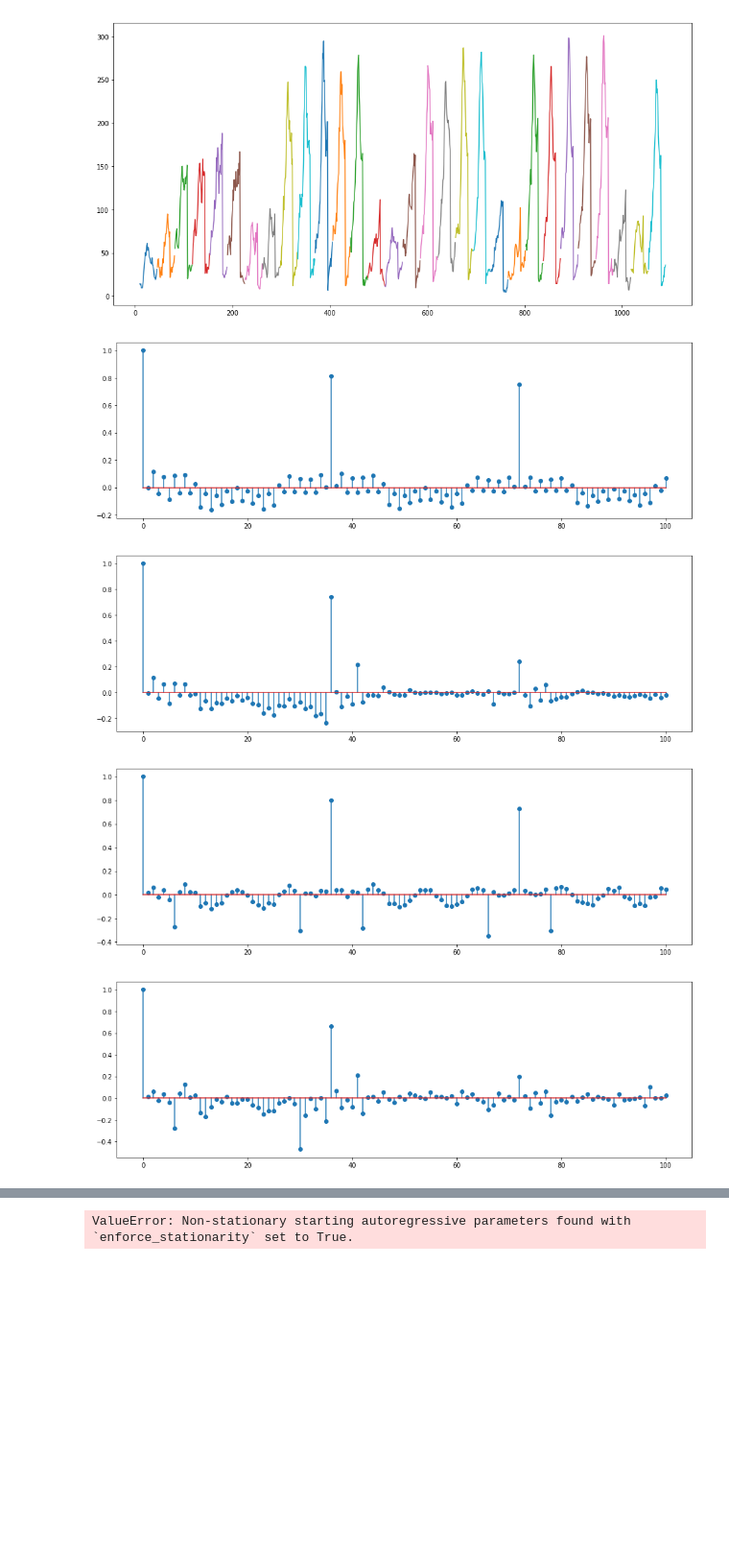
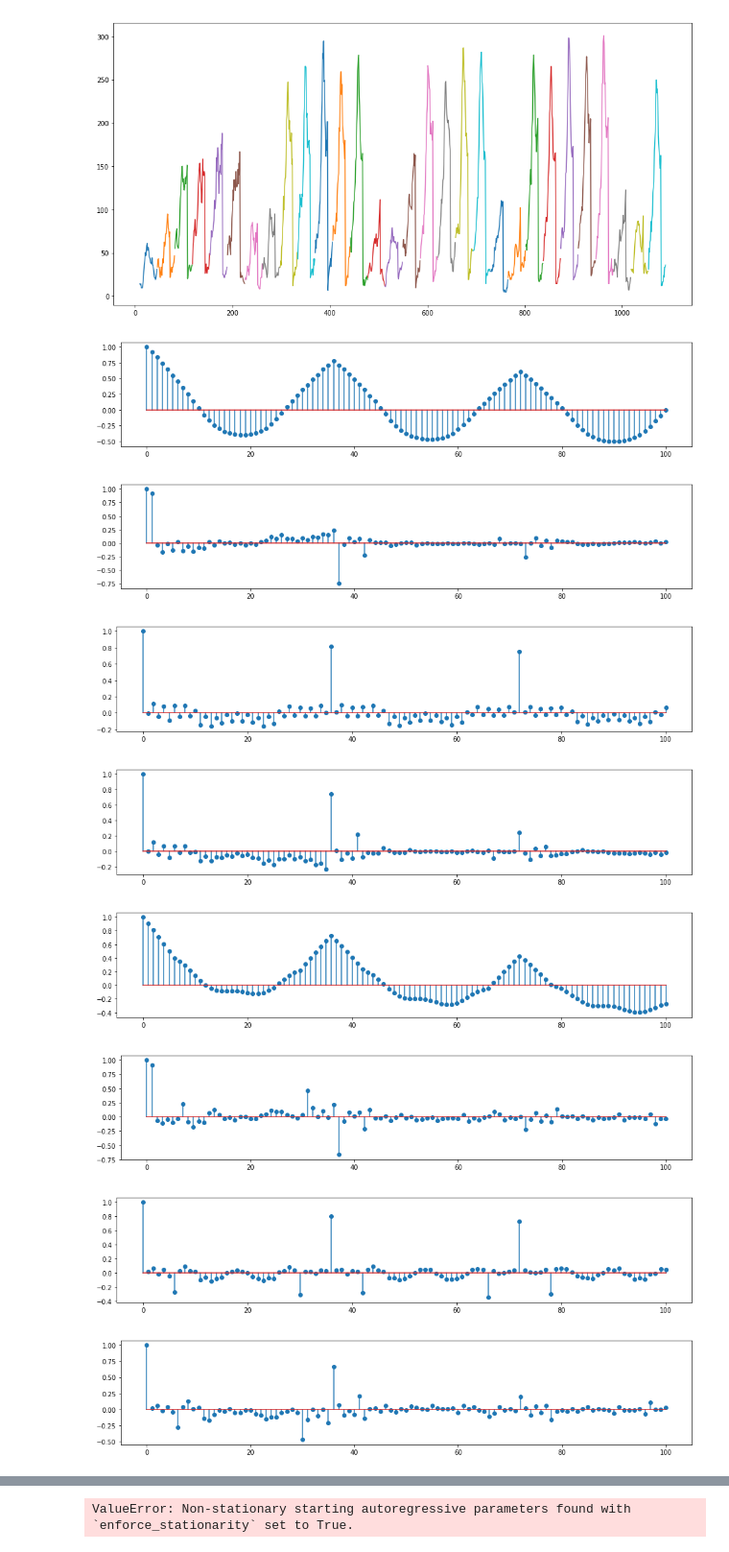
Before and after one commit to victorchan314/arterial_traffic_flow_predictor, a Jupyter notebook: ipynb/armax.ipynb, the cells around one changed output, grey strips where cells are left out. Shown: that part at 96% size. Saved outputs shown, nothing was run; the diff lists cells and outputs as text; code cells hidden in the pictures; blank space fills up the shorter version.

```diff
--- a/ipynb/armax.ipynb
+++ b/ipynb/armax.ipynb
@@ -29,10 +29,10 @@ def seasonal_difference(x, s):
     return x[s:] - x[:-s]
 
 def plot_correlations(x, nlags=256):
-    plt.figure(figsize=(16,5))
+    plt.figure(figsize=(16, 3))
     plt.stem(acf(x, nlags=nlags))
     plt.show()
-    plt.figure(figsize=(16,5))
+    plt.figure(figsize=(16, 3))
     plt.stem(pacf(x, nlags=nlags))
     plt.show()
 # %%
@@ -101,15 +106,19 @@ x_0_1 = seasonal_difference(x, 102)
 x_1_1 = difference(seasonal_difference(x, 102), 1)
 # %%
 nlags = 100
-#plot_correlations(x_0_0, nlags=nlags)
+plot_correlations(x_0_0, nlags=nlags)
 plot_correlations(x_1_0, nlags=nlags)
-#plot_correlations(x_0_1, nlags=nlags)
+plot_correlations(x_0_1, nlags=nlags)
 plot_correlations(x_1_1, nlags=nlags)
 # %% [output]
-[figure, old version]
+[figure, new version]
-[figure, old version]
+[figure, new version]
-[figure, old version]
+[figure, new version]
-[figure, old version]
+[figure, new version]
+[figure, added]
+[figure, added]
+[figure, added]
+[figure, added]
 # %%
 nlags = 25
 #plot_correlations(x_0_0, nlags=nlags)
```
Also changed, not shown: parts of 34 cells of this notebook.
